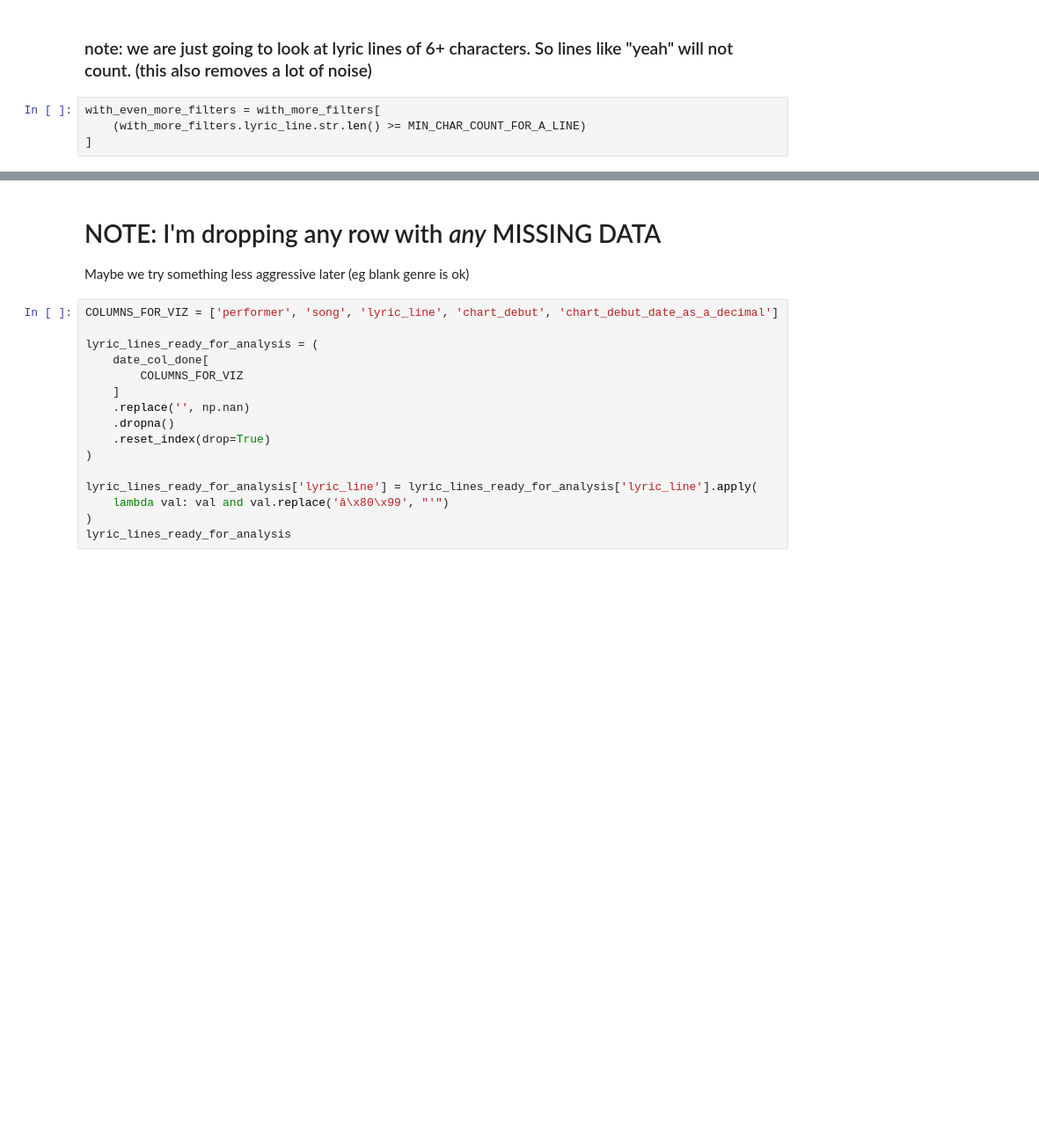
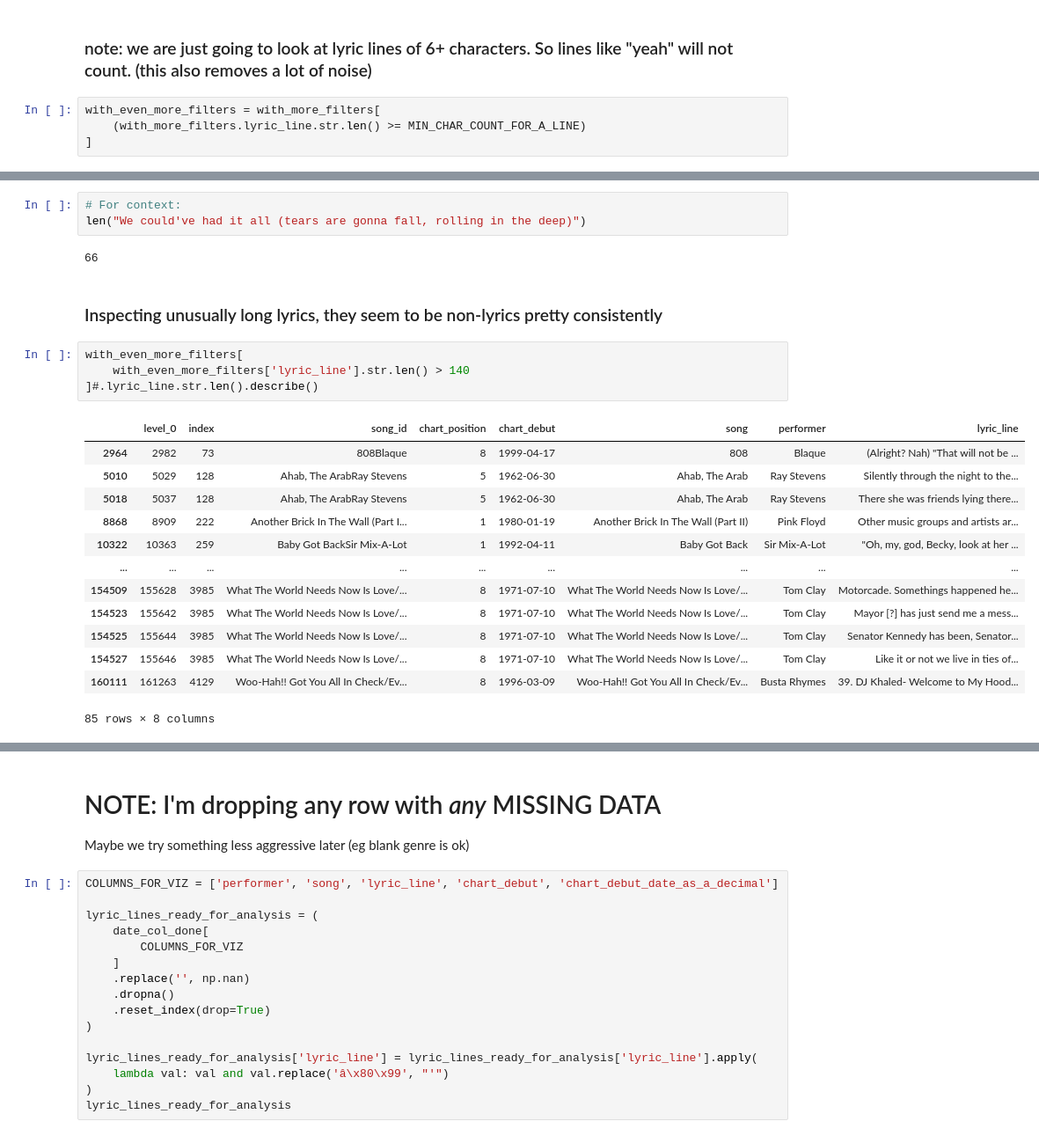
Before and after one commit to davidnmora/billboard-lyric-exploration, a Jupyter notebook: 3 DONE RIGHT Split lyrics by line then clean.ipynb, the cells around one changed output, grey strips where cells are left out. Shown at 88% size. Cells and saved outputs as stored; diff of their text form; blank space fills up the shorter version.

```diff
--- a/3 DONE RIGHT Split lyrics by line then clean.ipynb
+++ b/3 DONE RIGHT Split lyrics by line then clean.ipynb
@@ -248,0 +140,25 @@ date_col_done
+# %%
+# For context:
+len("We could've had it all (tears are gonna fall, rolling in the deep)")
+# %% [output]
+66
+# %% [markdown]
+### Inspecting unusually long lyrics, they seem to be non-lyrics pretty consistently
+# %%
+with_even_more_filters[
+    with_even_more_filters['lyric_line'].str.len() > 140
+]#.lyric_line.str.len().describe()
+# %% [output]
+|  | level_0 | index | song_id | chart_position | chart_debut | song | performer | lyric_line |
+| 2964 | 2982 | 73 | 808Blaque | 8 | 1999-04-17 | 808 | Blaque | (Alright? Nah) "That will not be ... |
+| 5010 | 5029 | 128 | Ahab, The ArabRay Stevens | 5 | 1962-06-30 | Ahab, The Arab | Ray Stevens | Silently through the night to the... |
+| 5018 | 5037 | 128 | Ahab, The ArabRay Stevens | 5 | 1962-06-30 | Ahab, The Arab | Ray Stevens | There she was friends lying there... |
+| 8868 | 8909 | 222 | Another Brick In The Wall (Part I... | 1 | 1980-01-19 | Another Brick In The Wall (Part II) | Pink Floyd | Other music groups and artists ar... |
+| 10322 | 10363 | 259 | Baby Got BackSir Mix-A-Lot | 1 | 1992-04-11 | Baby Got Back | Sir Mix-A-Lot | "Oh, my, god, Becky, look at her ... |
+| ... | ... | ... | ... | ... | ... | ... | ... | ... |
+| 154509 | 155628 | 3985 | What The World Needs Now Is Love/... | 8 | 1971-07-10 | What The World Needs Now Is Love/... | Tom Clay | Motorcade. Somethings happened he... |
+| 154523 | 155642 | 3985 | What The World Needs Now Is Love/... | 8 | 1971-07-10 | What The World Needs Now Is Love/... | Tom Clay | Mayor [?] has just send me a mess... |
+| 154525 | 155644 | 3985 | What The World Needs Now Is Love/... | 8 | 1971-07-10 | What The World Needs Now Is Love/... | Tom Clay | Senator Kennedy has been, Senator... |
+| 154527 | 155646 | 3985 | What The World Needs Now Is Love/... | 8 | 1971-07-10 | What The World Needs Now Is Love/... | Tom Clay | Like it or not we live in ties of... |
+| 160111 | 161263 | 4129 | Woo-Hah!! Got You All In Check/Ev... | 8 | 1996-03-09 | Woo-Hah!! Got You All In Check/Ev... | Busta Rhymes | 39. DJ Khaled- Welcome to My Hood... |
+85 rows × 8 columns
```
Also changed, not shown: parts of 35 cells of this notebook, 2 other files.
